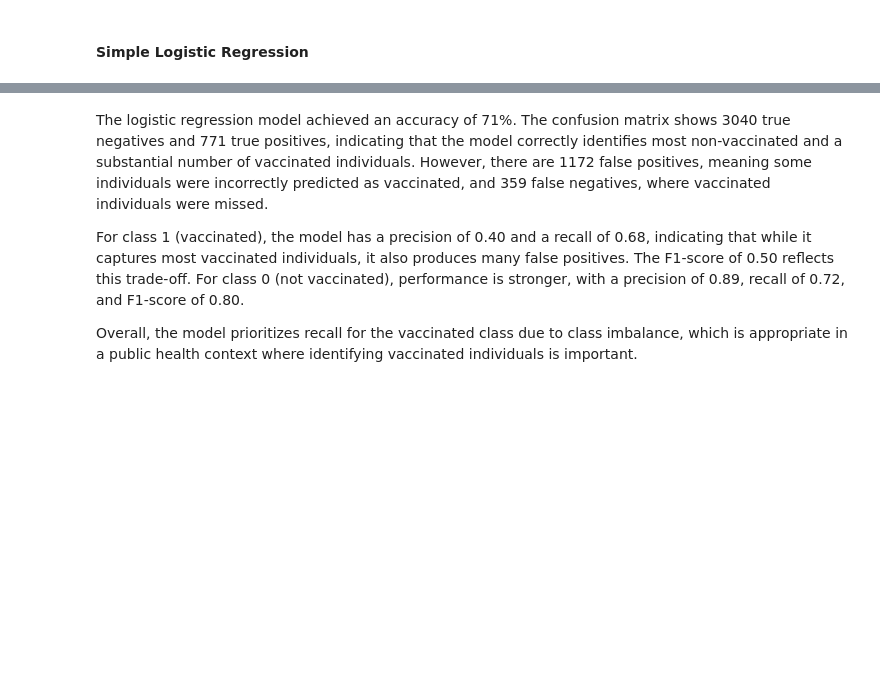
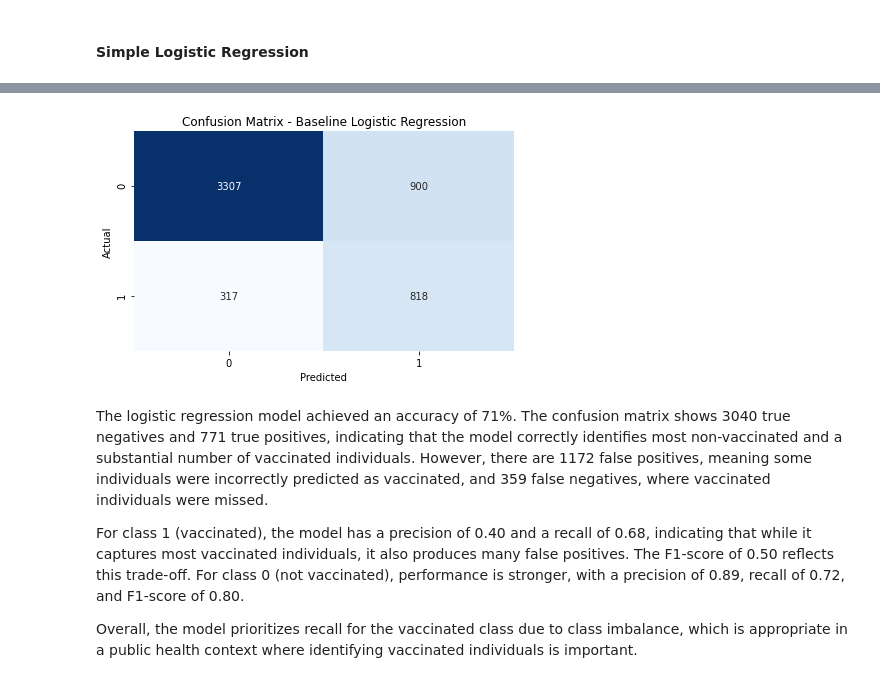
Before and after one commit to isabellasiele/H1N1-vaccine-Project, a Jupyter notebook: index.ipynb, the cells around one changed output, grey strips where cells are left out. Drawn from its saved outputs; the diff is of its cells as text; code cells hidden in the pictures; blank space fills up the shorter version.

```diff
--- a/index.ipynb
+++ b/index.ipynb
@@ -143,3 +172,7 @@ training_features_df[numerical_cols] = imputer.fit_transform(training_features_d
+# %%
+# Transform both training and test datasets
+training_features_df[numerical_cols] = numerical_imputer.transform(training_features_df[numerical_cols])
+test_features_df[numerical_cols] = numerical_imputer.transform(test_features_df[numerical_cols])
 # %%
 # Impute missing values for categorical columns with the mode (most frequent value)
 categorical_cols = ['education', 'income_poverty', 'marital_status', 'rent_or_own',
@@ -458,0 +403,19 @@ plt.show()
+# %%
+# Create pipeline
+lr_pipeline = Pipeline([
+    ('preprocessor', preprocessor),
+    ('classifier', LogisticRegression(random_state=42, class_weight='balanced',max_iter=1000
+    ))
+])
+
+# Train
+lr_pipeline.fit(X_train, y_train)
+
+# Predictions
+y_pred_lr = lr_pipeline.predict(X_test)
+y_pred_proba_lr = lr_pipeline.predict_proba(X_test)[:, 1]
+
+# Evaluate model performance
+print("Logistic Regression Performance:")
+print("Accuracy:", accuracy_score(y_test, y_pred_lr))
+print("Classification Report:\n", classification_report(y_test, y_pred_lr))
@@ -459,3 +434,16 @@ plt.show()
+# %%
+# Confusion Matrix
+conf_matrix_lr = confusion_matrix(y_test, y_pred_lr)
+plt.figure(figsize=(6, 4))
+sns.heatmap(conf_matrix_lr, annot=True, fmt='d', cmap='Blues', cbar=False)
+plt.title('Confusion Matrix - Baseline Logistic Regression')
+plt.xlabel('Predicted')
+plt.ylabel('Actual')
+plt.tight_layout()
+plt.savefig('confusion_matrix_lr_baseline.png', dpi=300, bbox_inches='tight')
+plt.show()
+# %% [output]
+[figure, added]
 # %% [markdown]
 The logistic regression model achieved an accuracy of 71%. The confusion matrix shows 3040 true negatives and 771 true positives, indicating that the model correctly identifies most non-vaccinated and a substantial number of vaccinated individuals. However, there are 1172 false positives, meaning some individuals were incorrectly predicted as vaccinated, and 359 false negatives, where vaccinated individuals were missed.
 
```
Also changed, not shown: parts of 32 cells of this notebook, 3 other files.
